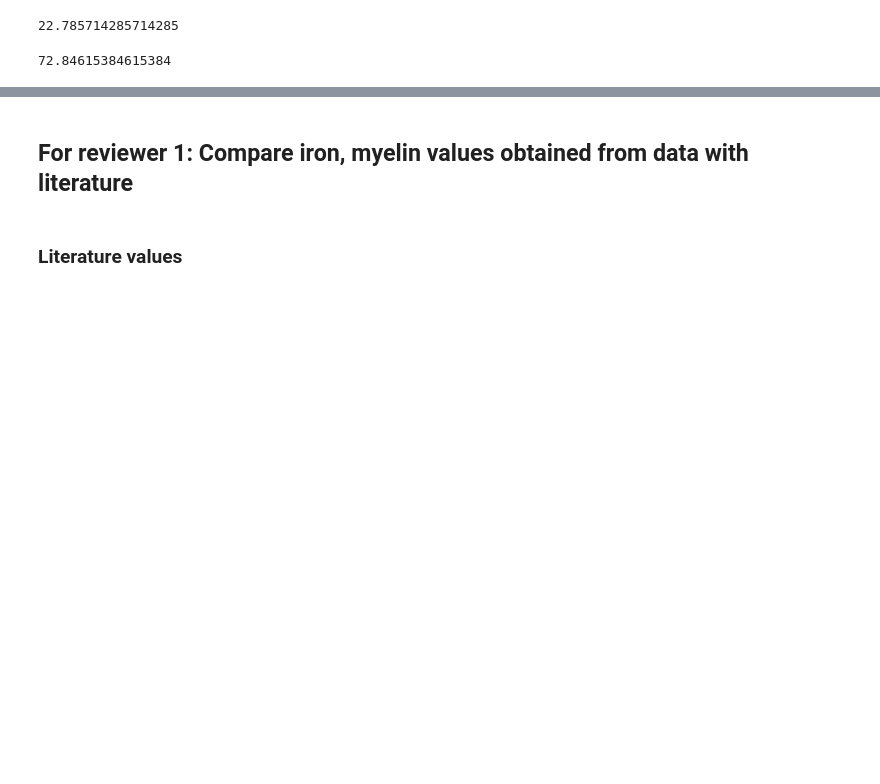
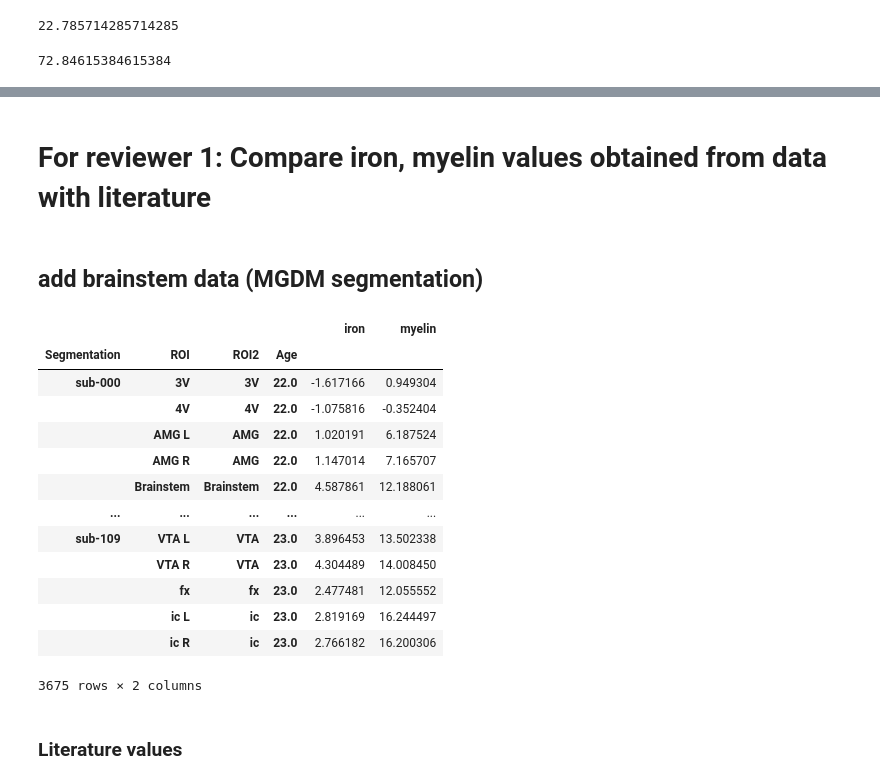
Before and after one commit to StevenM1/Ahead_morphometry, a Jupyter notebook: 6. Figures 1 - distributions.ipynb, the cells around one changed output, grey strips where cells are left out. Saved outputs shown, nothing was run; the diff lists cells and outputs as text; code cells hidden in the pictures; blank space fills up the shorter version.

```diff
--- a/6. Figures 1 - distributions.ipynb
+++ b/6. Figures 1 - distributions.ipynb
@@ -1278,5 +371,7 @@ yax.set_tick_params(pad=pad)
 # %% [markdown]
-## For reviewer 1: Compare iron, myelin values obtained from data with literature
+# For reviewer 1: Compare iron, myelin values obtained from data with literature
 # %%
 data_median = data_long_with_cortex.loc[(data_long_with_cortex['Measure'] == 'Median_intensity') & (data_long_with_cortex['Intensity'].isin(['iron', 'myelin']))]  # get median within region
 data_median = data_median.pivot_table(values='Value', columns='Intensity', index=['Segmentation', 'ROI', 'ROI2', 'Age'])
+# %% [markdown]
+## add brainstem data (MGDM segmentation)
@@ -1283,3 +383,37 @@ data_median = data_median.pivot_table(values='Value', columns='Intensity', index
+# %%
+mgdm_data = []
+for measure in ['iron', 'myelin']:
+    mgdm = pd.read_csv(f'../data/source_data/qmri2-mgdm-brain-{measure}-qmri2fcm-statistics.csv')
+    mgdm = mgdm.rename(columns=label_dict)
+    mgdm = mgdm.loc[mgdm['Segmentation'].apply(lambda x: 'sub-' in x and '.nii.gz' in x)]
+    mgdm['Segmentation'] = mgdm['Segmentation'].apply(lambda x: x.split('_')[0])
+    mgdm['Intensity'] = measure
+    mgdm = mgdm.loc[mgdm.Measure == 'Median_intensity']
+    mgdm = mgdm[['Segmentation', 'Intensity', 'Brainstem']]
+    mgdm_data.append(mgdm)
+
+mgdm = pd.concat(mgdm_data)
+mgdm = mgdm.pivot_table(values='Brainstem', index='Segmentation', columns='Intensity').reset_index()
+mgdm['ROI'] = mgdm['ROI2'] = 'Brainstem'
+data_median = pd.concat([data_median.reset_index(), mgdm]).sort_values(['Segmentation', 'ROI'])
+data_median['Age'] = data_median['Age'].ffill()
+data_median = data_median.set_index(['Segmentation', 'ROI', 'ROI2', 'Age'])
+data_median
+# %% [output]
+|  |  |  |  | iron | myelin |
+| Segmentation | ROI | ROI2 | Age |  |  |
+| sub-000 | 3V | 3V | 22.0 | -1.617166 | 0.949304 |
+|  | 4V | 4V | 22.0 | -1.075816 | -0.352404 |
+|  | AMG L | AMG | 22.0 | 1.020191 | 6.187524 |
+|  | AMG R | AMG | 22.0 | 1.147014 | 7.165707 |
+|  | Brainstem | Brainstem | 22.0 | 4.587861 | 12.188061 |
+| ... | ... | ... | ... | ... | ... |
+| sub-109 | VTA L | VTA | 23.0 | 3.896453 | 13.502338 |
+|  | VTA R | VTA | 23.0 | 4.304489 | 14.008450 |
+|  | fx | fx | 23.0 | 2.477481 | 12.055552 |
+|  | ic L | ic | 23.0 | 2.819169 | 16.244497 |
+|  | ic R | ic | 23.0 | 2.766182 | 16.200306 |
+3675 rows × 2 columns
 # %%
 data_p30_means = data_median.query('Age >= 30').groupby(level=[0, 2]).mean().groupby(level=[1]).mean()  # get mean of medians
 data_p30_sds = data_median.query('Age >= 30').groupby(level=[0, 2]).mean().groupby(level=[1]).std()     # get std of medians
```
Also changed, not shown: parts of 29 cells of this notebook, 9 other files.
